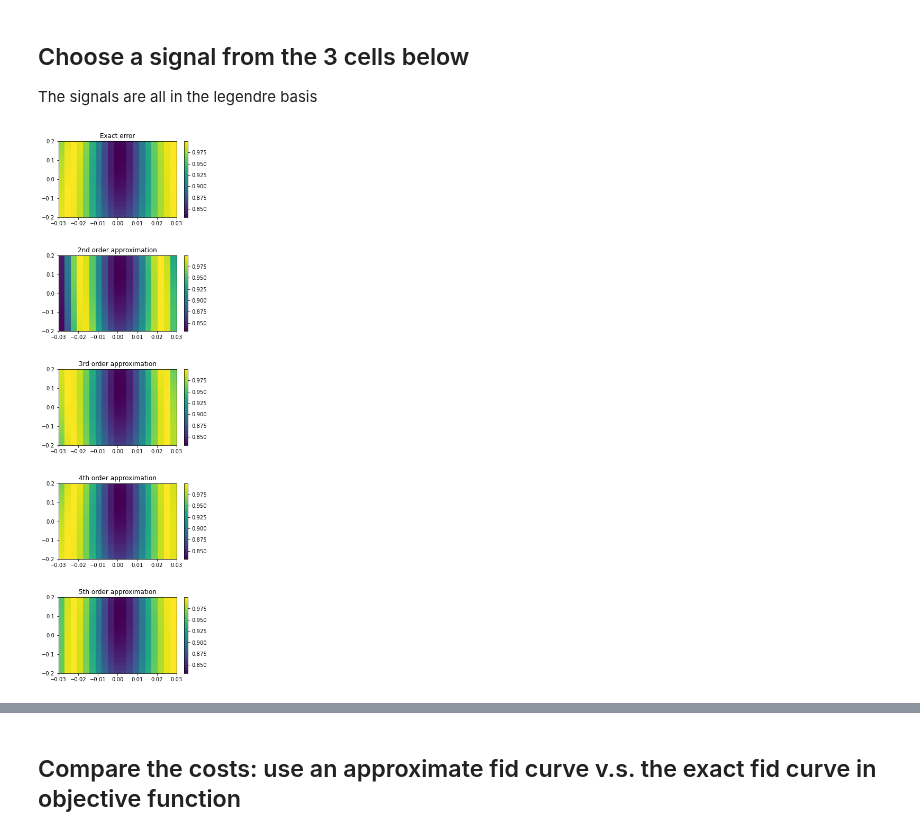
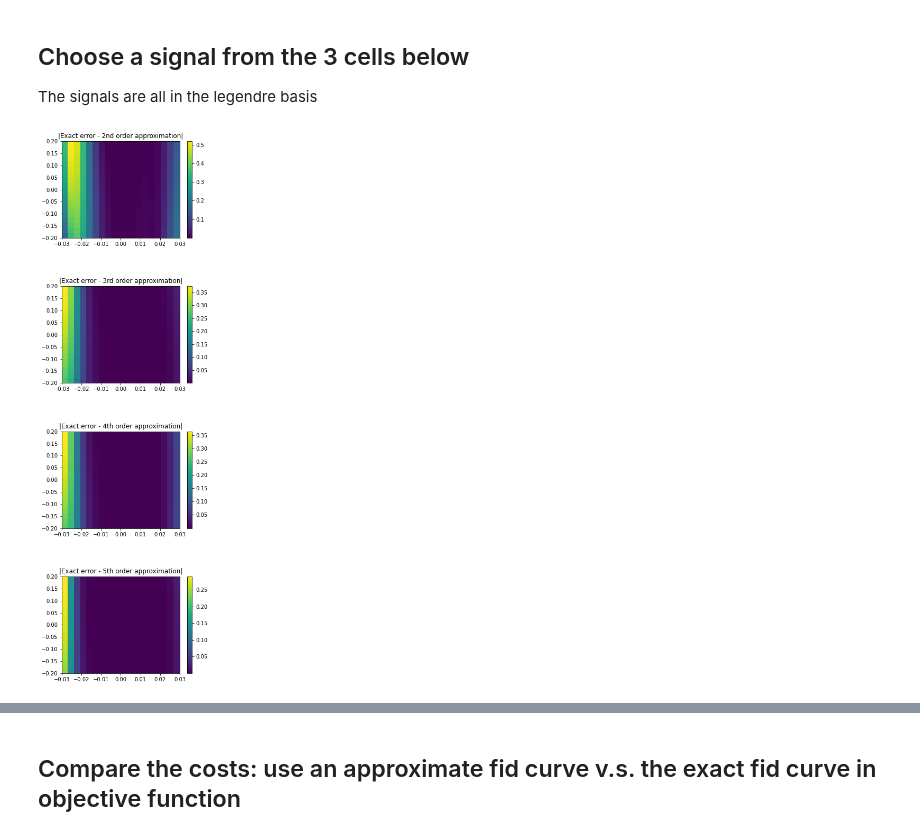
Before and after one commit to DanPuzzuoli/multivariable_dyson_magnus, a Jupyter notebook: magnus_qoc.ipynb, the cells around one changed output, grey strips where cells are left out. Drawn from its saved outputs; the diff is of its cells as text; code cells hidden in the pictures.

Commit message:
Changed plots

```diff
--- a/magnus_qoc.ipynb
+++ b/magnus_qoc.ipynb
@@ -242,28 +242,33 @@ err_exact = vmap(exact_err)((jnp.tile(z_vals,len(v_vals)),jnp.repeat(v_vals,len(
 # %%
 from mpl_toolkits.axes_grid1 import make_axes_locatable
 
-#plot the estimates and the exact errors together
-fig, (ax0, ax1, ax2, ax3, ax4) = plt.subplots(nrows=5)
-im0 = ax0.pcolormesh(z_vals, v_vals, err_exact.reshape(len(z_vals),len(v_vals)))
-im1 = ax1.pcolormesh(z_vals, v_vals, jnp.array(err_estimate2).reshape(len(z_vals),len(v_vals)))
-im2 = ax2.pcolormesh(z_vals, v_vals, jnp.array(err_estimate3).reshape(len(z_vals),len(v_vals)))
-im3 = ax3.pcolormesh(z_vals, v_vals, jnp.array(err_estimate4).reshape(len(z_vals),len(v_vals)))
-im4 = ax4.pcolormesh(z_vals, v_vals, jnp.array(err_estimate5).reshape(len(z_vals),len(v_vals)))
-ax0.title.set_text('Exact error')
-ax1.title.set_text('2nd order approximation')
-ax2.title.set_text('3rd order approximation')
-ax3.title.set_text('4th order approximation')
-ax4.title.set_text('5th order approximation')
-fig.colorbar(im0, ax=ax0)
+#plot the differences between estimates and exact error
+fig, (ax1, ax2, ax3, ax4) = plt.subplots(nrows=4)
+diff2 = abs(jnp.array(err_estimate2) - err_exact)
+diff3 = abs(jnp.array(err_estimate3) - err_exact)
+diff4 = abs(jnp.array(err_estimate4) - err_exact)
+diff5 = abs(jnp.array(err_estimate5) - err_exact)
+
+#im0 = ax0.pcolormesh(z_vals, v_vals, err_exact.reshape(len(z_vals),len(v_vals)))
+im1 = ax1.pcolormesh(z_vals, v_vals, diff2.reshape(len(z_vals),len(v_vals)))
+im2 = ax2.pcolormesh(z_vals, v_vals, diff3.reshape(len(z_vals),len(v_vals)))
+im3 = ax3.pcolormesh(z_vals, v_vals, diff4.reshape(len(z_vals),len(v_vals)))
+im4 = ax4.pcolormesh(z_vals, v_vals, diff5.reshape(len(z_vals),len(v_vals)))
+#ax0.title.set_text('Exact error')
+ax1.title.set_text('|Exact error - 2nd order approximation|')
+ax2.title.set_text('|Exact error - 3rd order approximation|')
+ax3.title.set_text('|Exact error - 4th order approximation|')
+ax4.title.set_text('|Exact error - 5th order approximation|')
+#fig.colorbar(im0, ax=ax0)
 fig.colorbar(im1, ax=ax1)
 fig.colorbar(im2, ax=ax2)
 fig.colorbar(im3, ax=ax3)
 fig.colorbar(im4, ax=ax4)
 plt.subplots_adjust(left=None, bottom=None, right=None, top=None, wspace=None, hspace=0.5)
 fig.set_size_inches(5, 18.5) #change these numbers to adjust the plots
 plt.show()
 # %% [output]
-[figure, old version]
+[figure, new version]
 # %%
 #Plot the diagonal of the 2D plot above
 dia_err_exact = [err_exact.reshape(len(z_vals),len(v_vals))[i,i] for i in range(len(z_vals))]
```
Also changed, not shown: parts of 13 cells of this notebook.
